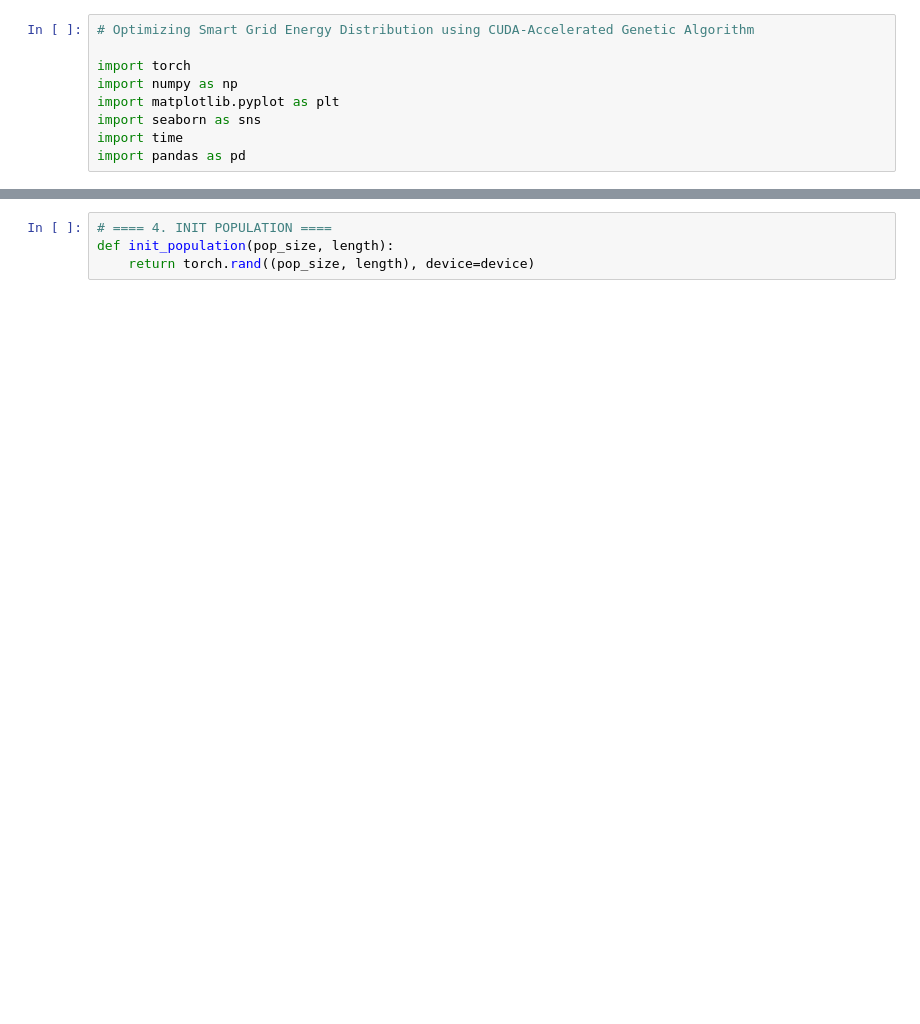
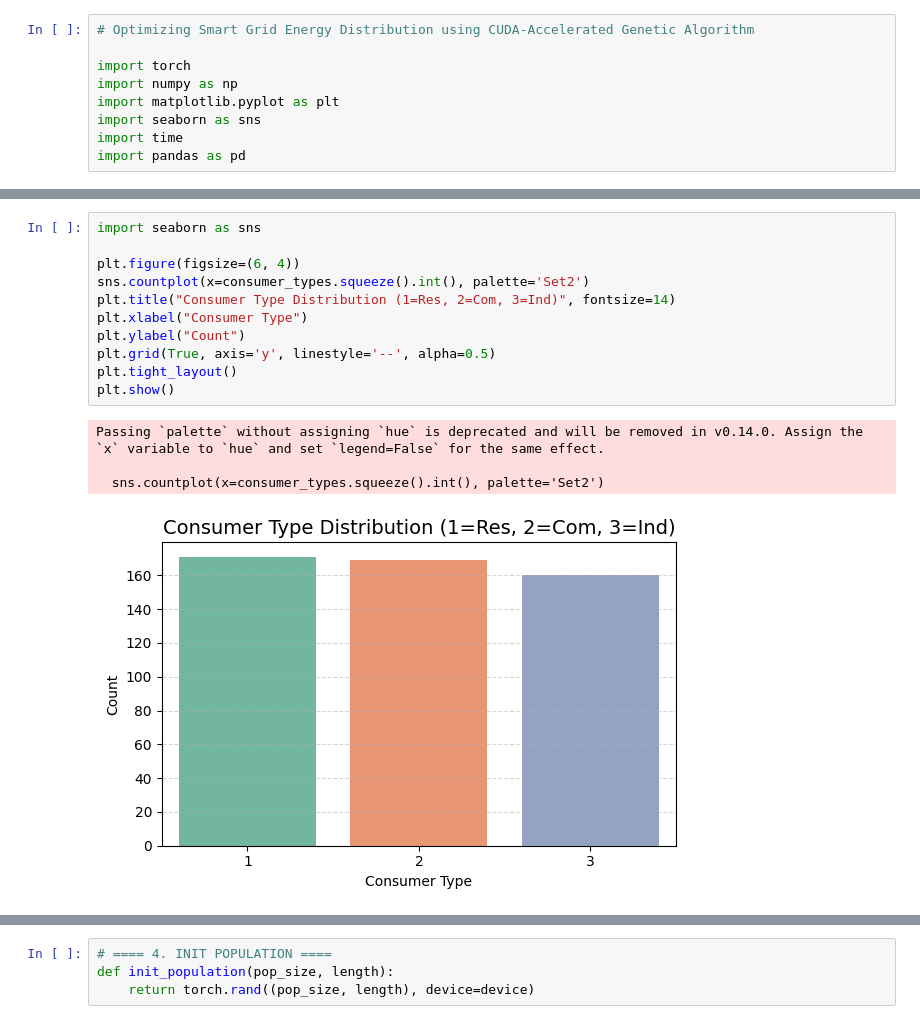
Before and after one commit to ColdWistler/Genetic-Algorithm, a Jupyter notebook: Genetic Algorithm Code.ipynb, the cells around one changed output, grey strips where cells are left out. Saved outputs shown, nothing was run; the diff lists cells and outputs as text; blank space fills up the shorter version.

```diff
--- a/Genetic Algorithm Code.ipynb
+++ b/Genetic Algorithm Code.ipynb
@@ -55,0 +89,16 @@ plt.show()
+# %%
+import seaborn as sns
+
+plt.figure(figsize=(6, 4))
+sns.countplot(x=consumer_types.squeeze().int(), palette='Set2')
+plt.title("Consumer Type Distribution (1=Res, 2=Com, 3=Ind)", fontsize=14)
+plt.xlabel("Consumer Type")
+plt.ylabel("Count")
+plt.grid(True, axis='y', linestyle='--', alpha=0.5)
+plt.tight_layout()
+plt.show()
+# %% [output]
+Passing `palette` without assigning `hue` is deprecated and will be removed in v0.14.0. Assign the `x` variable to `hue` and set `legend=False` for the same effect.
+
+  sns.countplot(x=consumer_types.squeeze().int(), palette='Set2')
+[figure, added]
```
Also changed, not shown: parts of 15 cells of this notebook.
